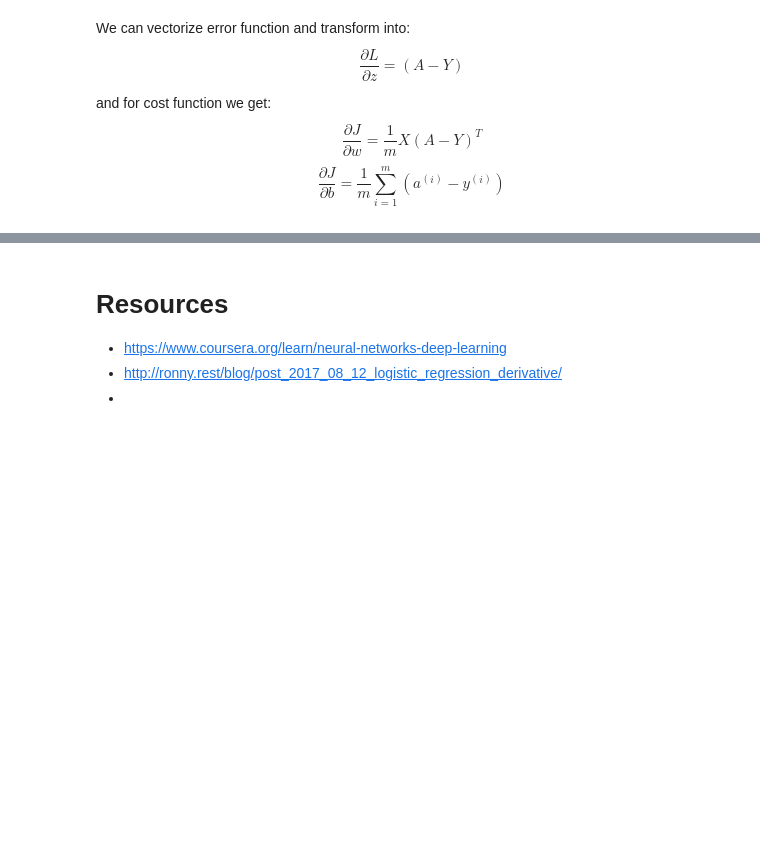
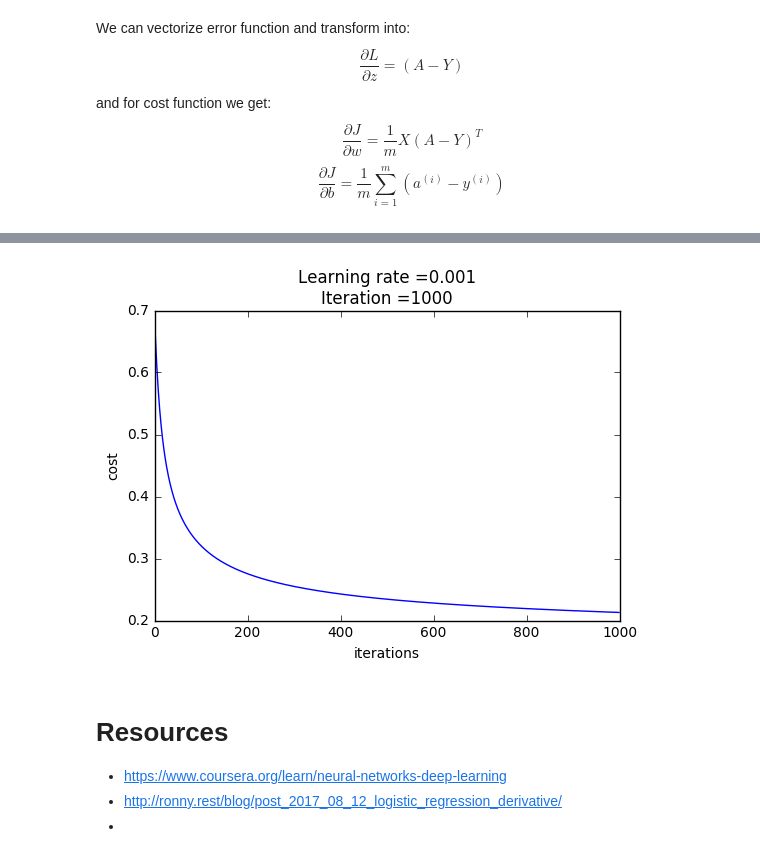
Before and after one commit to ClemDoum/tutorials, a Jupyter notebook: Scikit/Logistic regression.ipynb, the cells around one changed output, grey strips where cells are left out. Saved outputs shown, nothing was run; the diff lists cells and outputs as text; code cells hidden in the pictures; blank space fills up the shorter version.

```diff
--- a/Scikit/Logistic regression.ipynb
+++ b/Scikit/Logistic regression.ipynb
@@ -177,3 +204,7 @@ print (regression.test() , "%")
+# %%
+regression.show_cost_curve()
+# %% [output]
+[figure, added]
 # %% [markdown]
 # Resources
 - https://www.coursera.org/learn/neural-networks-deep-learning
```
Also changed, not shown: parts of 5 cells of this notebook, 1 other file.
